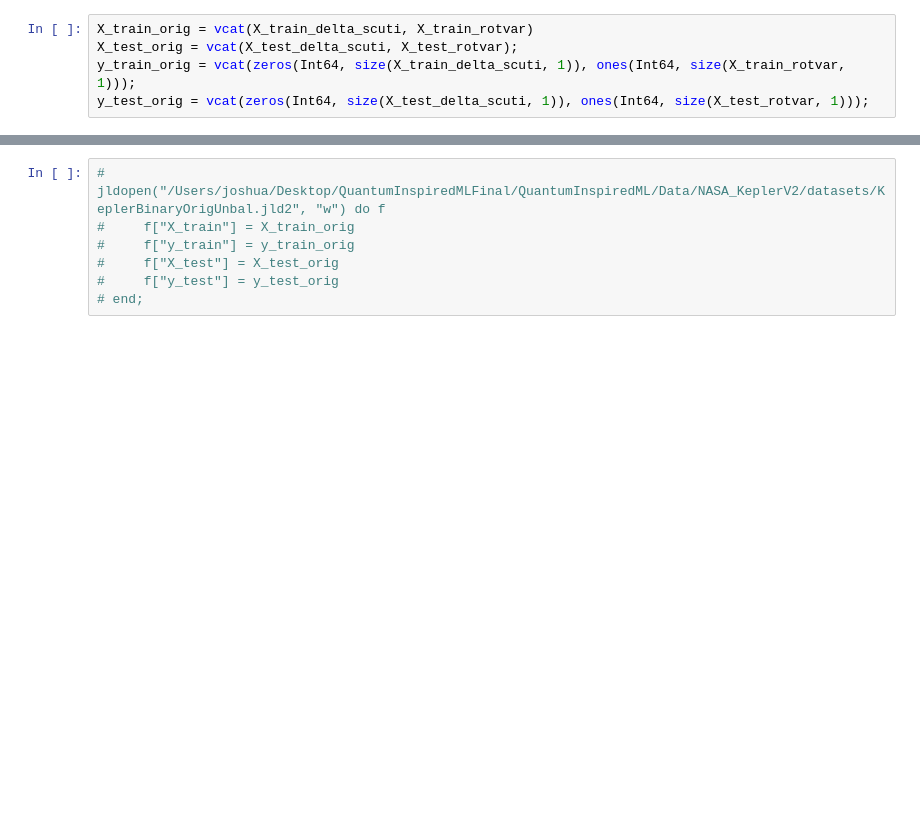
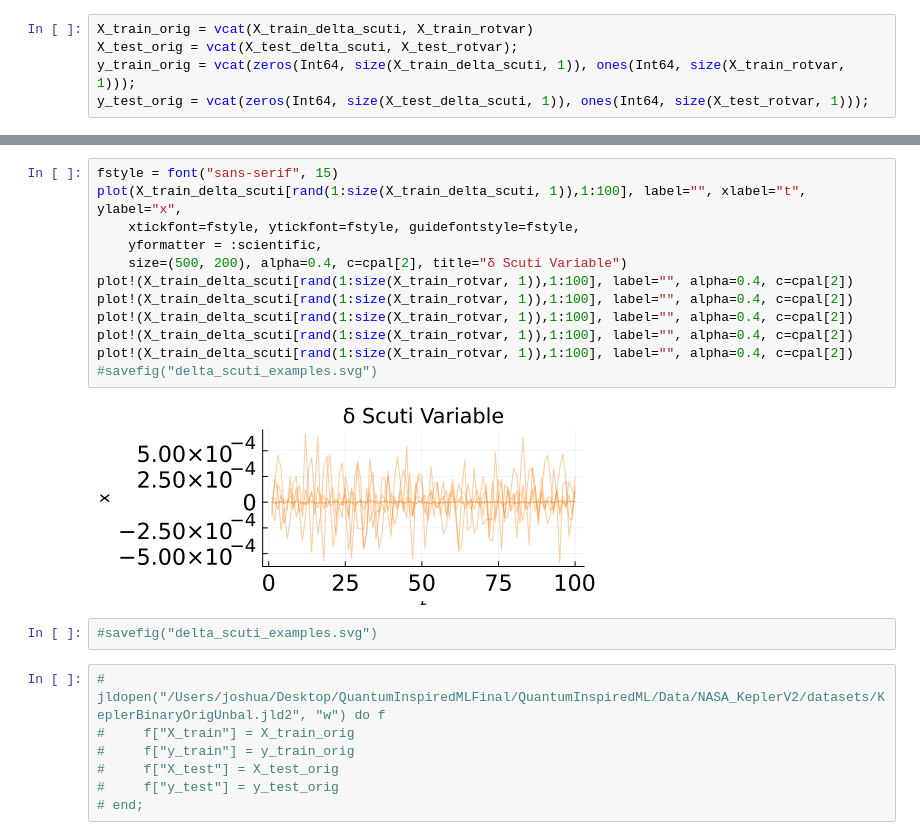
Before and after one commit to joshuabmoore/MPSTime.jl, a Jupyter notebook: FinalBenchmarks/NASA_KeplerV2/classification_dataset.ipynb, the cells around one changed output, grey strips where cells are left out. Drawn from its saved outputs; the diff is of its cells as text; blank space fills up the shorter version.

```diff
--- a/FinalBenchmarks/NASA_KeplerV2/classification_dataset.ipynb
+++ b/FinalBenchmarks/NASA_KeplerV2/classification_dataset.ipynb
@@ -101,3 +120,19 @@ y_test_orig = vcat(zeros(Int64, size(X_test_delta_scuti, 1)), ones(Int64, size(X
+# %%
+fstyle = font("sans-serif", 15)
+plot(X_train_delta_scuti[rand(1:size(X_train_delta_scuti, 1)),1:100], label="", xlabel="t", ylabel="x",
+    xtickfont=fstyle, ytickfont=fstyle, guidefontstyle=fstyle,
+    yformatter = :scientific,
+    size=(500, 200), alpha=0.4, c=cpal[2], title="δ Scuti Variable")
+plot!(X_train_delta_scuti[rand(1:size(X_train_rotvar, 1)),1:100], label="", alpha=0.4, c=cpal[2])
+plot!(X_train_delta_scuti[rand(1:size(X_train_rotvar, 1)),1:100], label="", alpha=0.4, c=cpal[2])
+plot!(X_train_delta_scuti[rand(1:size(X_train_rotvar, 1)),1:100], label="", alpha=0.4, c=cpal[2])
+plot!(X_train_delta_scuti[rand(1:size(X_train_rotvar, 1)),1:100], label="", alpha=0.4, c=cpal[2])
+plot!(X_train_delta_scuti[rand(1:size(X_train_rotvar, 1)),1:100], label="", alpha=0.4, c=cpal[2])
+#savefig("delta_scuti_examples.svg")
+# %% [output]
+[figure, added]
+# %%
+#savefig("delta_scuti_examples.svg")
 # %%
 # jldopen("/Users/joshua/Desktop/QuantumInspiredMLFinal/QuantumInspiredML/Data/NASA_KeplerV2/datasets/KeplerBinaryOrigUnbal.jld2", "w") do f
 #     f["X_train"] = X_train_orig
```
Also changed, not shown: parts of 5 cells of this notebook, 8 other files.
